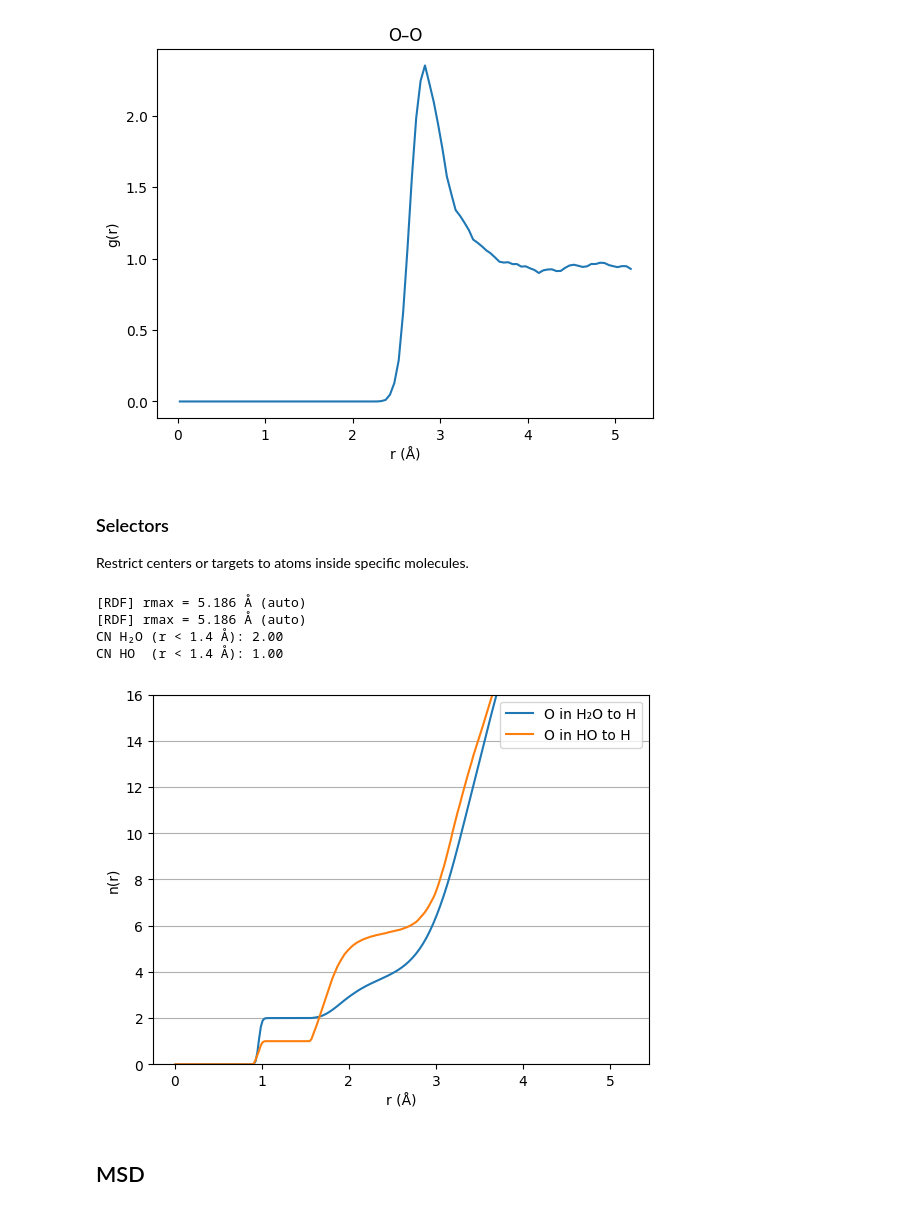
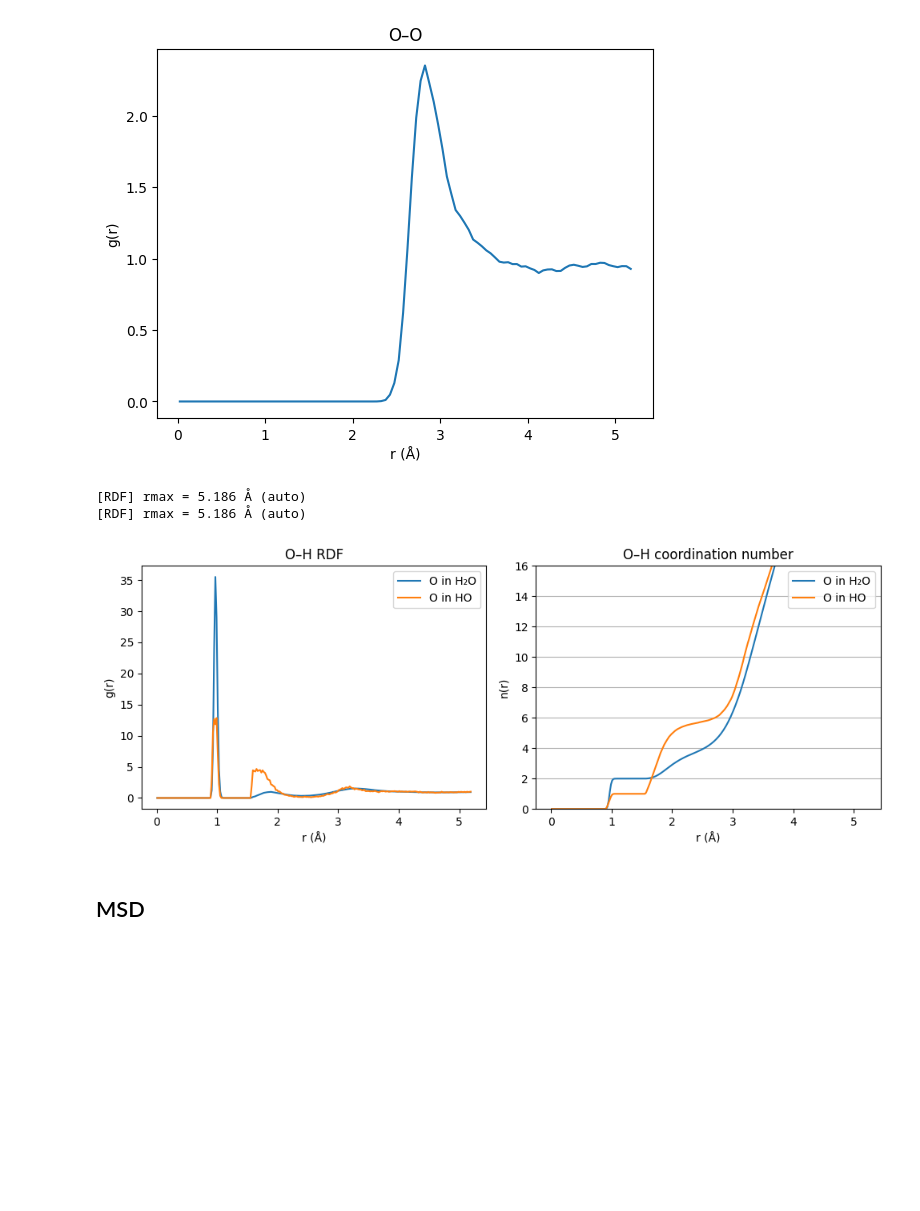
Before and after one commit to viktorsvahn/chempiler, a Jupyter notebook: chempiler_demo.ipynb, the cells around one changed output. Saved outputs shown, nothing was run; the diff lists cells and outputs as text; code cells hidden in the pictures; blank space fills up the shorter version.

```diff
--- a/chempiler_demo.ipynb
+++ b/chempiler_demo.ipynb
@@ -65,28 +36,21 @@ plt.plot(r, g); plt.xlabel("r (Å)"); plt.ylabel("g(r)"); plt.title("O–O")
 [RDF] rmax = 5.186 Å (auto)
 Text(0.5, 1.0, 'O–O')
 [figure]
-# %% [markdown]
-### Selectors
-Restrict centers or targets to atoms inside specific molecules.
 # %%
-r_w, _, n_w = traj.rdf(center={"H2O": "O"}, target="H", dr=0.02, integrate=True)
-r_h, _, n_h = traj.rdf(center={"HO":  "O"}, target="H", dr=0.02, integrate=True)
+r_w, g_w, n_w = traj.rdf(center={"H2O": "O"}, target="H", dr=0.02, integrate=True)
+r_h, g_h, n_h = traj.rdf(center={"HO":  "O"}, target="H", dr=0.02, integrate=True)
 
-plt.plot(r_w, n_w, label="O in H₂O to H")
-plt.plot(r_h, n_h, label="O in HO to H")
-plt.xlabel("r (Å)"); plt.ylabel("n(r)")
-plt.ylim(0, 16)
-plt.grid(axis="y")
-plt.legend()
-
-print(f"CN H₂O (r < 1.4 Å): {n_w[r_w < 1.4][-1]:.2f}")   # expect 2
-print(f"CN HO  (r < 1.4 Å): {n_h[r_h < 1.4][-1]:.2f}")   # expect 1
+fig, (ax1, ax2) = plt.subplots(1, 2, figsize=(10, 4))
+ax1.plot(r_w, g_w, label="O in H₂O"); ax1.plot(r_h, g_h, label="O in HO")
+ax1.set(xlabel="r (Å)", ylabel="g(r)", title="O–H RDF"); ax1.legend()
+ax2.plot(r_w, n_w, label="O in H₂O"); ax2.plot(r_h, n_h, label="O in HO")
+ax2.set(xlabel="r (Å)", ylabel="n(r)", title="O–H coordination number")
+ax2.set_ylim(0, 16); ax2.grid(axis="y"); ax2.legend()
+fig.tight_layout()
 # %% [output]
 [RDF] rmax = 5.186 Å (auto)
 [RDF] rmax = 5.186 Å (auto)
-CN H₂O (r < 1.4 Å): 2.00
-CN HO  (r < 1.4 Å): 1.00
-[figure, old version]
+[figure, new version]
 # %% [markdown]
 ## MSD
 # %%
```
Also changed, not shown: parts of 19 cells of this notebook, 9 other files.
